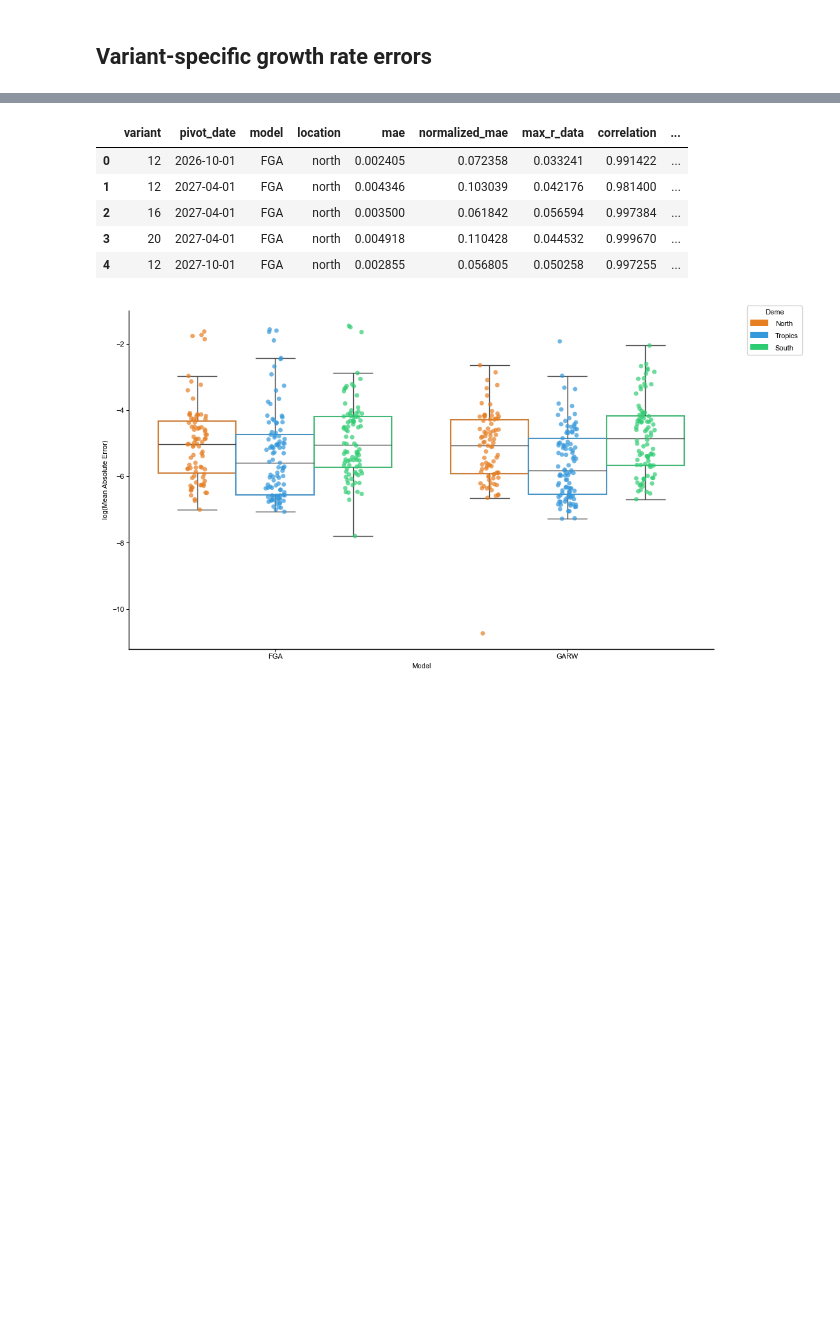
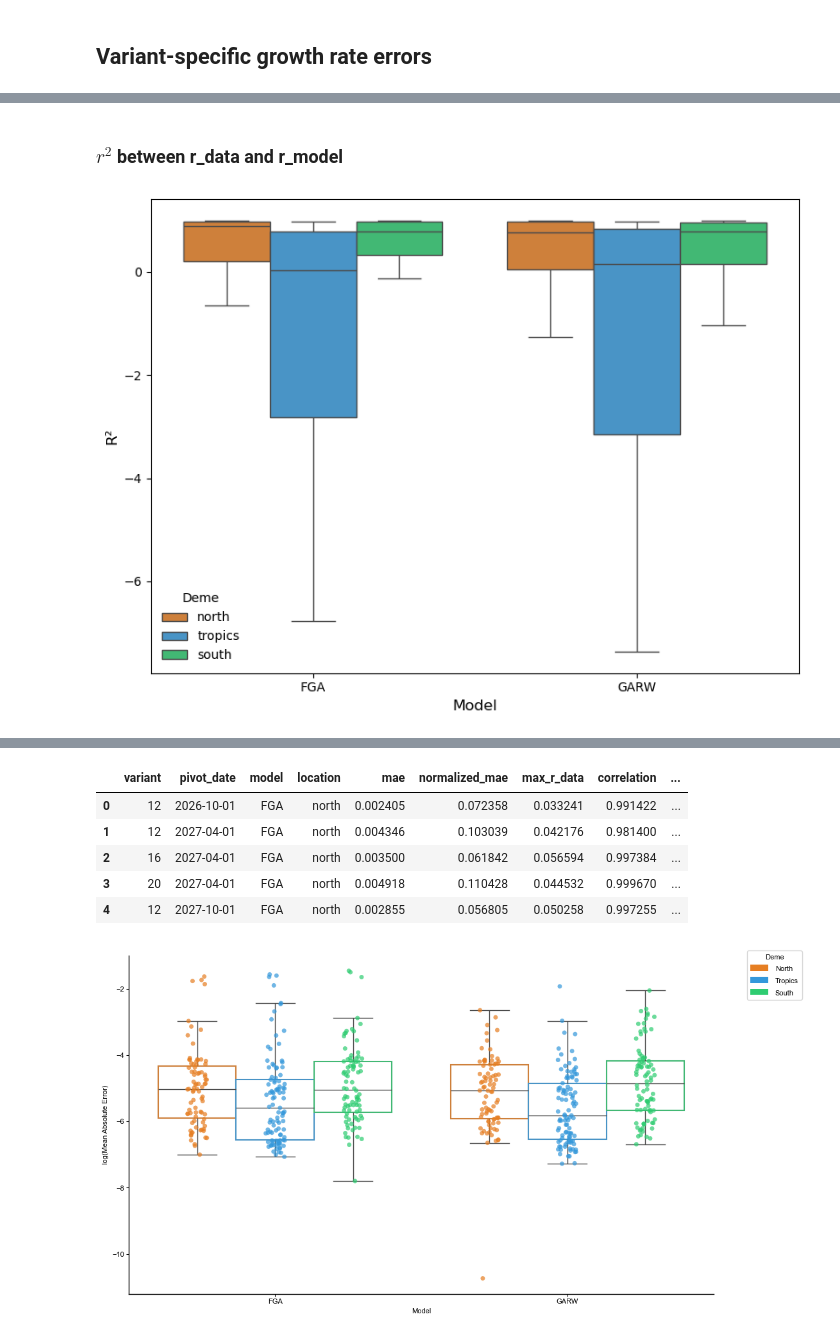
Before and after one commit to matsengrp/antigen-forecasting, a Jupyter notebook: notebooks/manuscript-figure-5-growth-rate-errors.ipynb, the cells around one changed output, grey strips where cells are left out. Saved outputs shown, nothing was run; the diff lists cells and outputs as text; code cells hidden in the pictures; blank space fills up the shorter version.

```diff
--- a/notebooks/manuscript-figure-5-growth-rate-errors.ipynb
+++ b/notebooks/manuscript-figure-5-growth-rate-errors.ipynb
@@ -321,0 +321,30 @@ variant_growth_rate_errors_df.head()
+# %% [markdown]
+### $r^2$ between r_data and r_model
+# %%
+# Create figure
+fig, ax = plt.subplots(figsize=(8, 6))
+
+# Boxplot
+sns.boxplot(
+    data=variant_growth_rate_errors_df,
+    x='model',
+    y='r2',
+    hue='location',
+    hue_order=['north', 'tropics', 'south'],
+    palette=deme_palette,
+    showfliers=False,
+    ax=ax
+)
+
+# Labels
+ax.set_xlabel('Model', fontsize=12)
+ax.set_ylabel('R²', fontsize=12)
+
+# Clean up legend (seaborn creates duplicate from boxplot)
+handles, labels = ax.get_legend_handles_labels()
+ax.legend(handles[:3], labels[:3], title='Deme', frameon=False)
+
+plt.tight_layout()
+plt.show()
+# %% [output]
+[figure, added]
```
Also changed, not shown: parts of 10 cells of this notebook, 1 other file.
